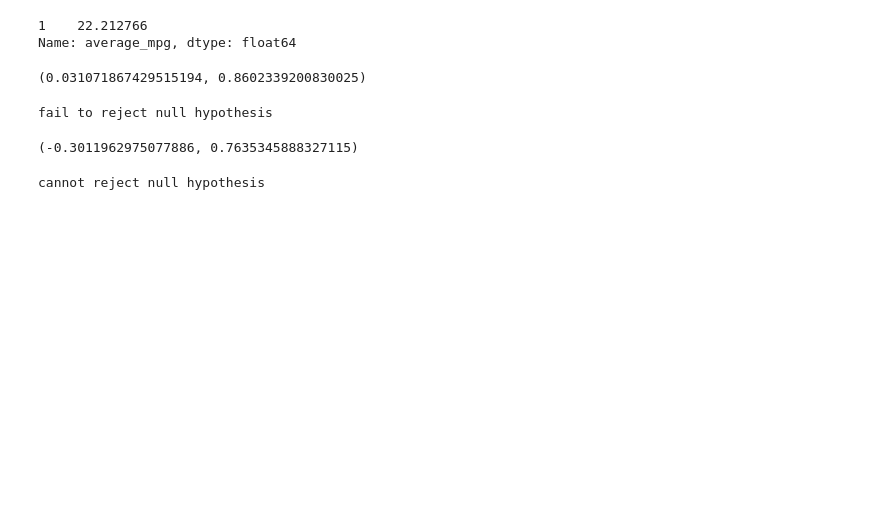
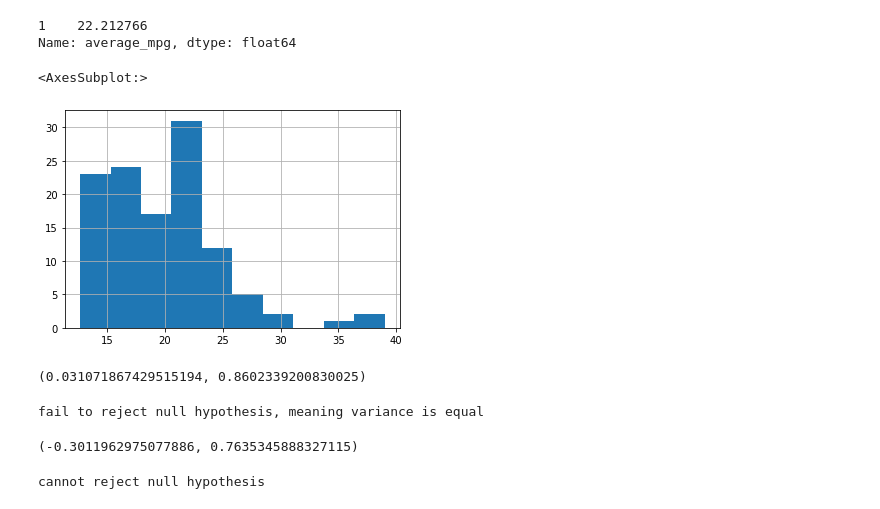
Before and after one commit to rajeshlamichhane04/statistics-exercises, a Jupyter notebook: hypothesis_testing.ipynb, the cells around one changed output. Cells and saved outputs as stored; diff of their text form; code cells hidden in the pictures; blank space fills up the shorter version.

```diff
--- a/hypothesis_testing.ipynb
+++ b/hypothesis_testing.ipynb
@@ -105,3 +136,8 @@ avg_mpg_1999.head(1)
 # %% [output]
 1    22.212766
 Name: average_mpg, dtype: float64
+# %%
+avg_mpg_1999.hist()
+# %% [output]
+<AxesSubplot:>
+[figure, added]
@@ -117,12 +155,12 @@ tstat, pval
 (0.031071867429515194, 0.8602339200830025)
 # %%
 alpha = 0.05
-if pval < alpha:
-    print ("reject null hypothesis")
+if p_levene < alpha:
+    print ("reject null hypothesis, meaning variance is not equal")
 else:
-    print("fail to reject null hypothesis")
+    print("fail to reject null hypothesis, meaning variance is equal")
 # %% [output]
-fail to reject null hypothesis
+fail to reject null hypothesis, meaning variance is equal
 # %%
 #Ho: avg_mpg_2008 == avg_mpg_1999
 #H1: avg_mpg_1999 != avg_mpg_1999
```
Also changed, not shown: parts of 91 cells of this notebook.
